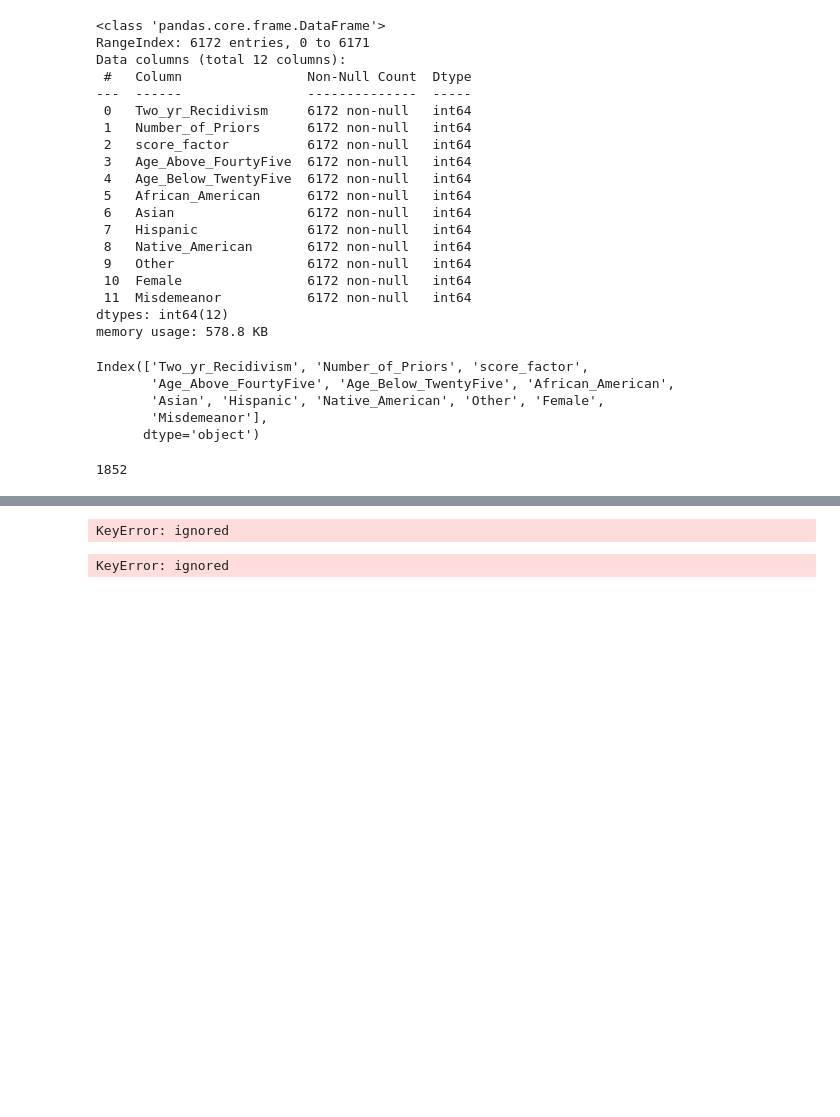
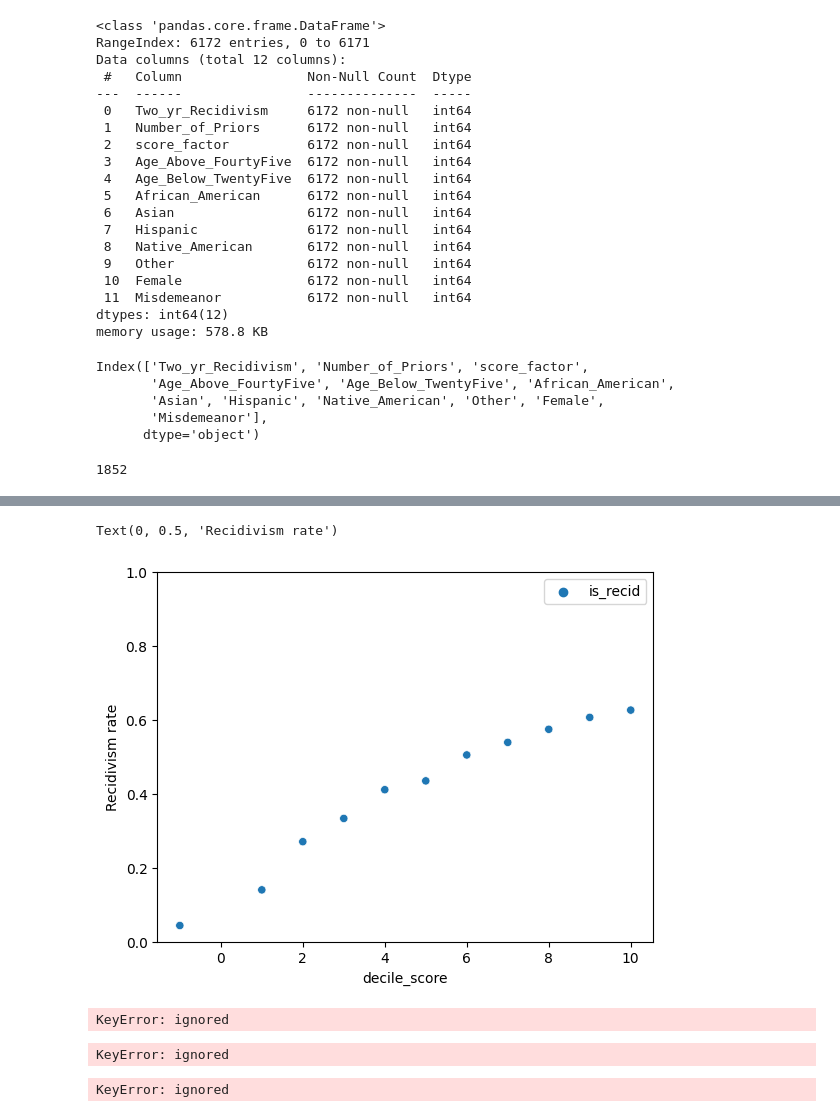
Before and after one commit to MDankloff/ScriptAIRbnb.R, a Jupyter notebook: Selma2_3_compas_preprocessing.ipynb, the cells around one changed output, grey strips where cells are left out. Cells and saved outputs as stored; diff of their text form; code cells hidden in the pictures; blank space fills up the shorter version.

```diff
--- a/Selma2_3_compas_preprocessing.ipynb
+++ b/Selma2_3_compas_preprocessing.ipynb
@@ -43,9 +43,9 @@ for dirname, _, filenames in os.walk('/compas_archive'):
 # cox_violent_parsed_filt = pd.read_csv("compas_archive/cox-violent-parsed_filt.csv")
 
 import pandas as pd
-compas_scores_raw = pd.read_csv("/compas-scores-raw.csv")
-cox_violent_parsed = pd.read_csv("/cox-violent-parsed.csv")
-cox_violent_parsed_filt = pd.read_csv("/cox-violent-parsed_filt.csv")
+compas_scores_raw = pd.read_csv("/content/compas-scores-raw.csv")
+cox_violent_parsed = pd.read_csv("/content/cox-violent-parsed.csv")
+cox_violent_parsed_filt = pd.read_csv("/content/cox-violent-parsed_filt.csv")
 # %%
 TARGET_COL = "Two_yr_Recidivism"
 # %%
@@ -151,3 +151,13 @@ print(accuracy_score(y_test,y_hat))
+# %%
+#Mirthe's addition: decile score and is_recid - other two columns not found in fairml dataset
+d = cox_violent_parsed_filt.groupby('decile_score').agg({'is_recid':'mean'})
+
+sns.scatterplot(data=d);
+plt.ylim(0,1);
+plt.ylabel('Recidivism rate')
+# %% [output]
+Text(0, 0.5, 'Recidivism rate')
+[figure, added]
 # %%
 d = df.groupby('decile_score').agg({'two_year_recid': 'mean'})
 # plot
@@ -158,6 +168,17 @@ plt.ylim(0,1);
 plt.ylabel('Recidivism rate');
 # %% [output]
 KeyError: ignored
+# %%
+# Mirthe addtion: decile score not found in original used fairml data set
+from sklearn.metrics import roc_curve, roc_auc_score
+
+fpr, tpr, thresholds = roc_curve(cox_violent_parsed_filt['is_recid'], cox_violent_parsed_filt['decile_score'])
+sns.scatterplot(x=fpr, y=tpr, );
+sns.lineplot(x=fpr, y=tpr);
+plt.ylabel("TPR");
+plt.xlabel("FPR");
+# %% [output]
+KeyError: ignored
 # %%
 
 from sklearn.metrics import roc_curve, roc_auc_score
```
Also changed, not shown: parts of 5 cells of this notebook.
